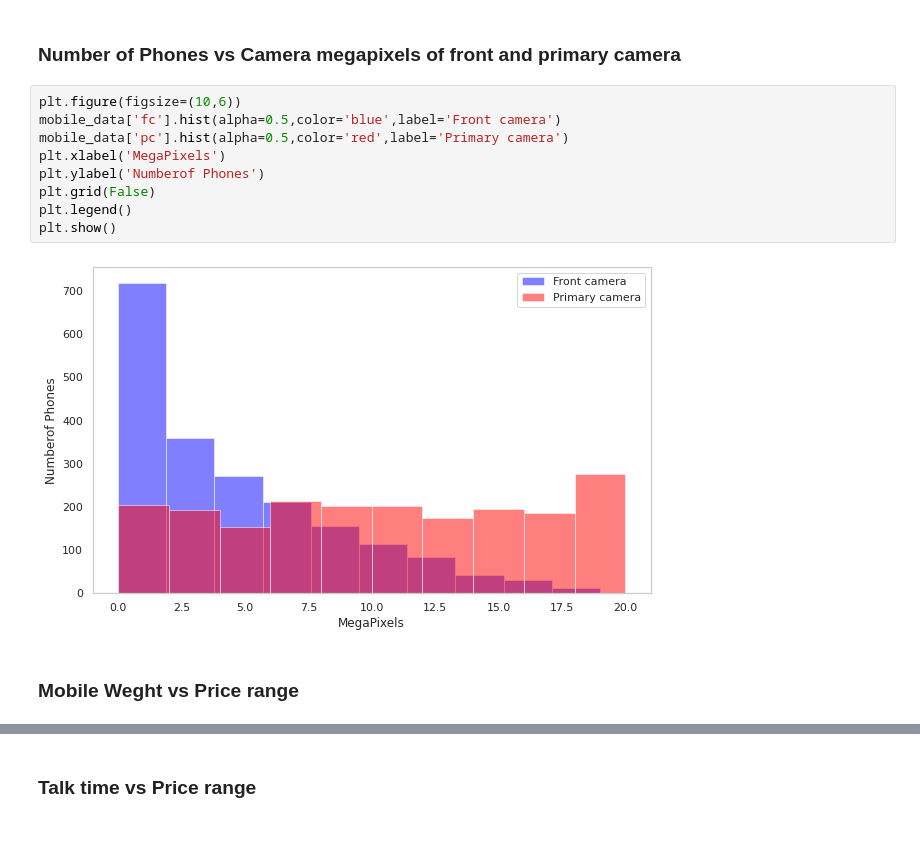
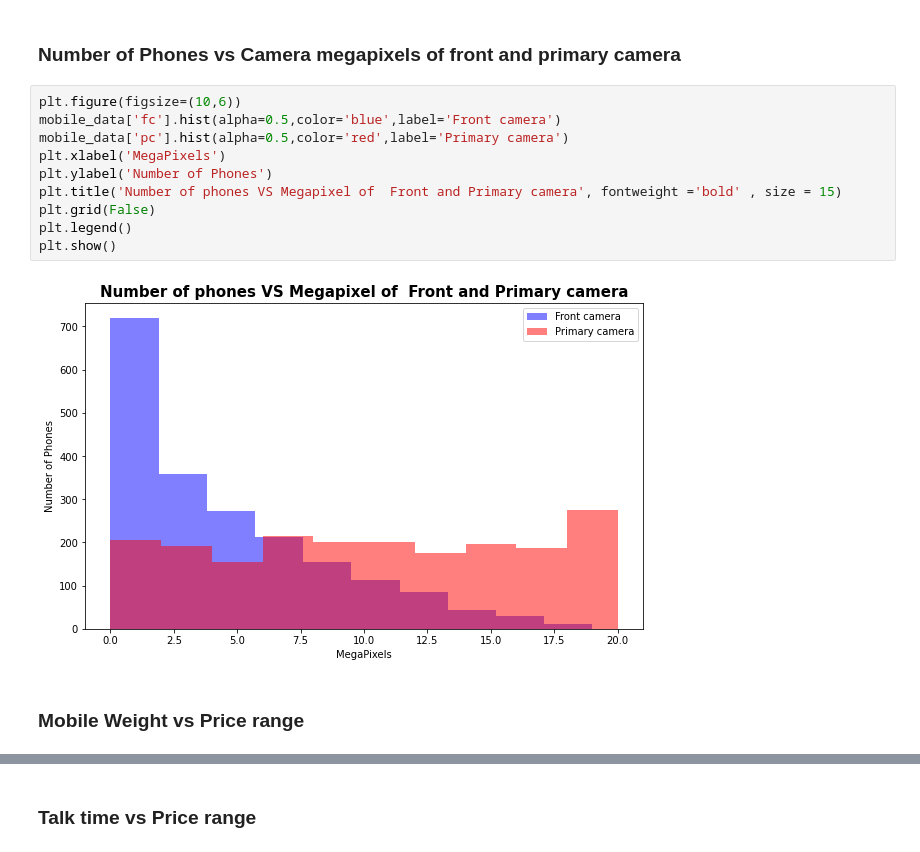
Before and after one commit to Amoghakrao/Mobile-Price-Range-Prediction, a Jupyter notebook: Mobile_Price_Range_Prediction_Amogha_K.ipynb, the cells around one changed output, grey strips where cells are left out. Drawn from its saved outputs; the diff is of its cells as text.

```diff
--- a/Mobile_Price_Range_Prediction_Amogha_K.ipynb
+++ b/Mobile_Price_Range_Prediction_Amogha_K.ipynb
@@ -346,13 +357,14 @@ plt.show()
 # %%
 plt.figure(figsize=(10,6))
 mobile_data['fc'].hist(alpha=0.5,color='blue',label='Front camera')
 mobile_data['pc'].hist(alpha=0.5,color='red',label='Primary camera')
 plt.xlabel('MegaPixels')
-plt.ylabel('Numberof Phones')
+plt.ylabel('Number of Phones')
+plt.title('Number of phones VS Megapixel of  Front and Primary camera', fontweight ='bold' , size = 15)
 plt.grid(False)
 plt.legend()
 plt.show()
 # %% [output]
-[figure, old version]
+[figure, new version]
 # %% [markdown]
-### **Mobile Weght vs Price range**
+### **Mobile Weight vs Price range**
```
Also changed, not shown: parts of 82 cells of this notebook.
